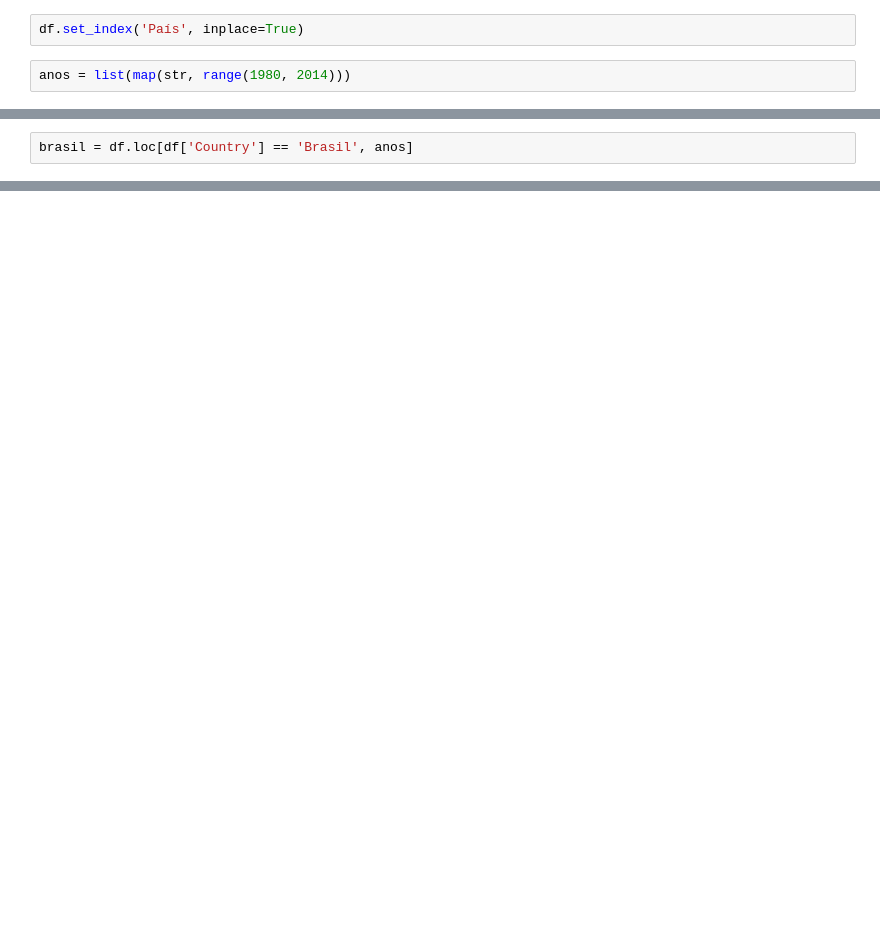
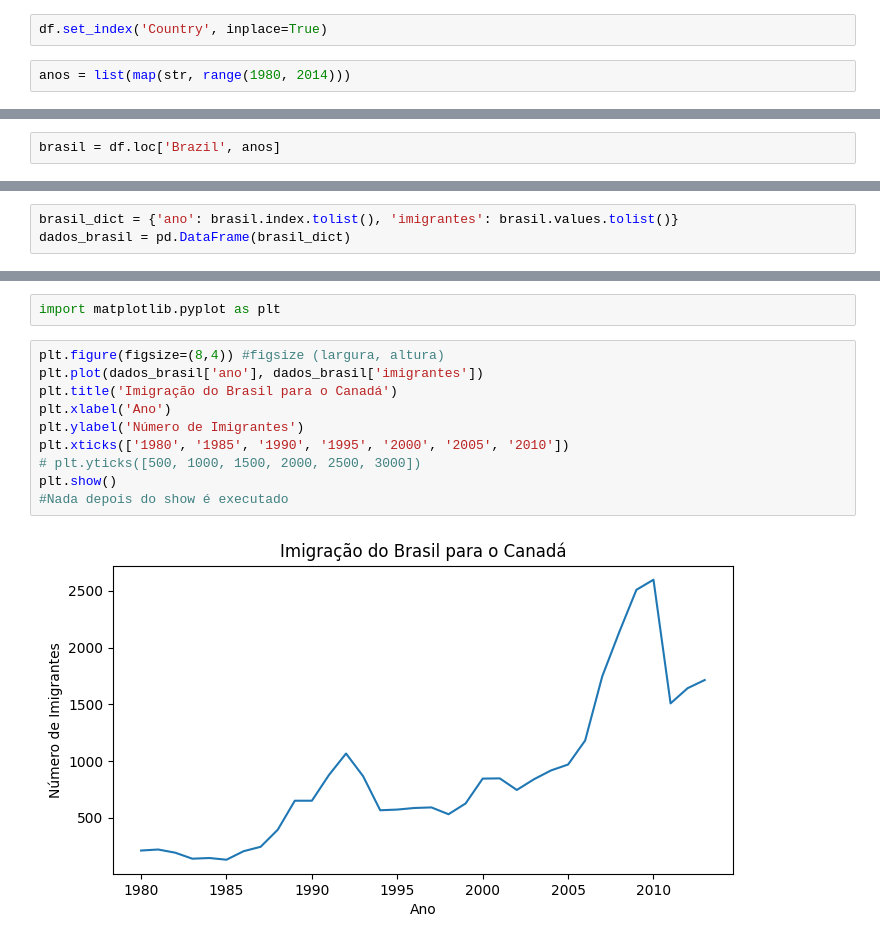
Before and after one commit to Jovanney/Migration_Brasil_Canada-, a Jupyter notebook: main.ipynb, the cells around one changed output, grey strips where cells are left out. Saved outputs shown, nothing was run; the diff lists cells and outputs as text; blank space fills up the shorter version.

```diff
--- a/main.ipynb
+++ b/main.ipynb
@@ -39,6 +39,6 @@ Data columns (total 39 columns):
 dtypes: int64(35), object(4)
 memory usage: 59.5+ KB
 # %%
-df.set_index('País', inplace=True)
+df.set_index('Country', inplace=True)
 # %%
 anos = list(map(str, range(1980, 2014)))
@@ -45,2 +65,2 @@ anos = list(map(str, range(1980, 2014)))
 # %%
-brasil = df.loc[df['Country'] == 'Brasil', anos]
+brasil = df.loc['Brazil', anos]
@@ -46,0 +87,3 @@ brasil = df.loc[df['Country'] == 'Brasil', anos]
+# %%
+brasil_dict = {'ano': brasil.index.tolist(), 'imigrantes': brasil.values.tolist()}
+dados_brasil = pd.DataFrame(brasil_dict)
@@ -46,0 +110,14 @@ brasil = df.loc[df['Country'] == 'Brasil', anos]
+# %%
+import matplotlib.pyplot as plt
+# %%
+plt.figure(figsize=(8,4)) #figsize (largura, altura)
+plt.plot(dados_brasil['ano'], dados_brasil['imigrantes'])
+plt.title('Imigração do Brasil para o Canadá')
+plt.xlabel('Ano')
+plt.ylabel('Número de Imigrantes')
+plt.xticks(['1980', '1985', '1990', '1995', '2000', '2005', '2010'])
+# plt.yticks([500, 1000, 1500, 2000, 2500, 3000])
+plt.show()
+#Nada depois do show é executado
+# %% [output]
+[figure, added]
```
Also changed, not shown: parts of 3 cells of this notebook, 2 other files.
